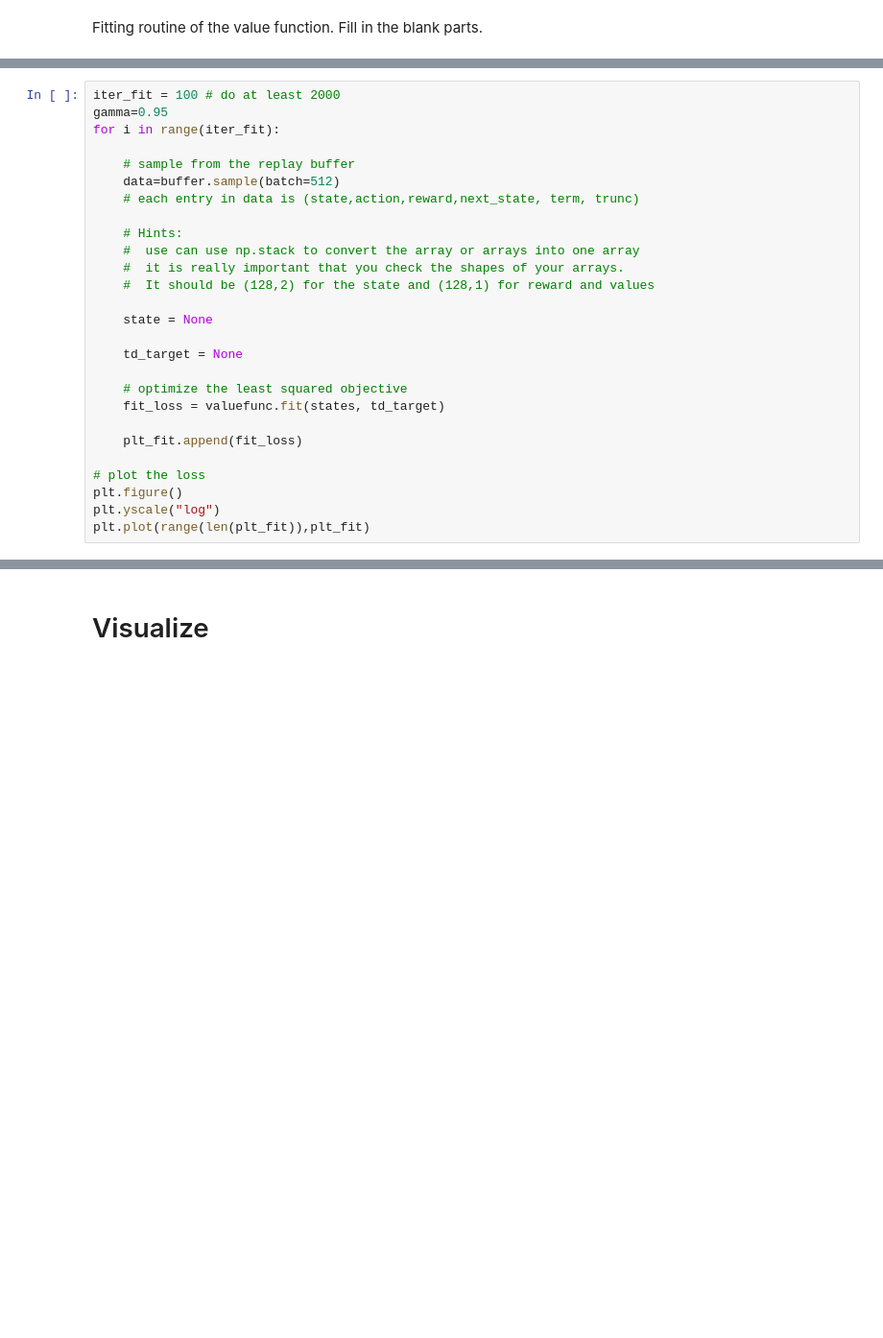
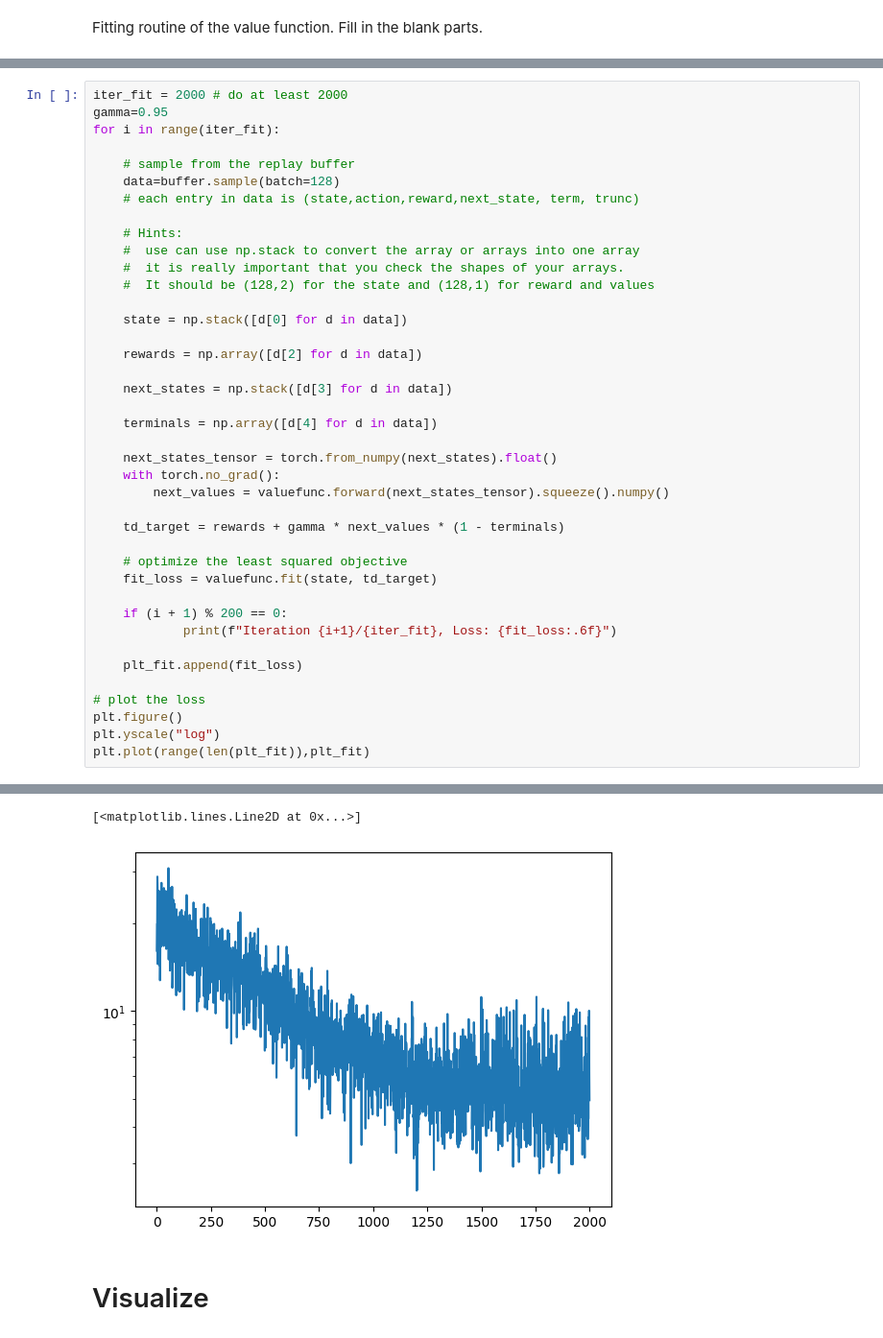
Before and after one commit to la2pixel/RL25_Assignments, a Jupyter notebook: HW6/6_gym_valueapprox/value_approx.ipynb, the cells around one changed output, grey strips where cells are left out. Shown: that part at 96% size. Saved outputs shown, nothing was run; the diff lists cells and outputs as text; blank space fills up the shorter version.

```diff
--- a/HW6/6_gym_valueapprox/value_approx.ipynb
+++ b/HW6/6_gym_valueapprox/value_approx.ipynb
@@ -94,10 +150,10 @@ plt_fit = []
 # %%
-iter_fit = 100 # do at least 2000
+iter_fit = 2000 # do at least 2000
 gamma=0.95
 for i in range(iter_fit):
 
     # sample from the replay buffer
-    data=buffer.sample(batch=512)
+    data=buffer.sample(batch=128)
     # each entry in data is (state,action,reward,next_state, term, trunc)
 
     # Hints:
@@ -105,12 +161,25 @@ for i in range(iter_fit):
     #  it is really important that you check the shapes of your arrays.
     #  It should be (128,2) for the state and (128,1) for reward and values
 
-    state = None
+    state = np.stack([d[0] for d in data])
 
-    td_target = None
+    rewards = np.array([d[2] for d in data])
+
+    next_states = np.stack([d[3] for d in data])
+
+    terminals = np.array([d[4] for d in data])
+
+    next_states_tensor = torch.from_numpy(next_states).float()
+    with torch.no_grad():
+        next_values = valuefunc.forward(next_states_tensor).squeeze().numpy()
+
+    td_target = rewards + gamma * next_values * (1 - terminals)
 
     # optimize the least squared objective
-    fit_loss = valuefunc.fit(states, td_target)
+    fit_loss = valuefunc.fit(state, td_target)
+
+    if (i + 1) % 200 == 0:
+            print(f"Iteration {i+1}/{iter_fit}, Loss: {fit_loss:.6f}")
 
     plt_fit.append(fit_loss)
 
@@ -118,3 +187,4 @@ for i in range(iter_fit):
 plt.figure()
 plt.yscale("log")
 plt.plot(range(len(plt_fit)),plt_fit)
+# %% [output]
@@ -121,3 +201,5 @@ plt.plot(range(len(plt_fit)),plt_fit)
+[<matplotlib.lines.Line2D at 0x...>]
+[figure, added]
 # %% [markdown]
 # Visualize
 # %% [markdown]
```
Also changed, not shown: parts of 12 cells of this notebook.
